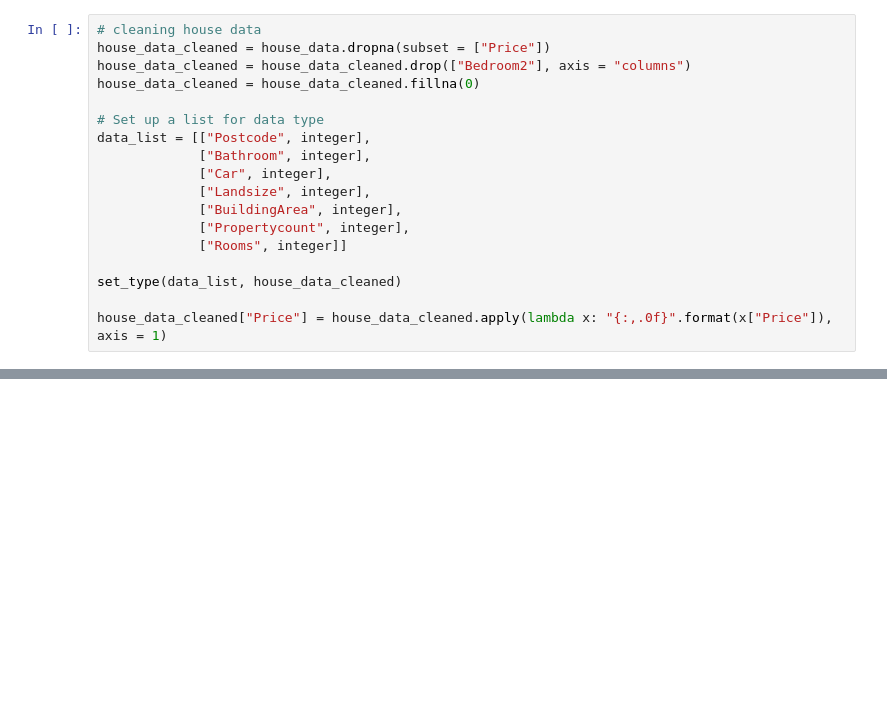
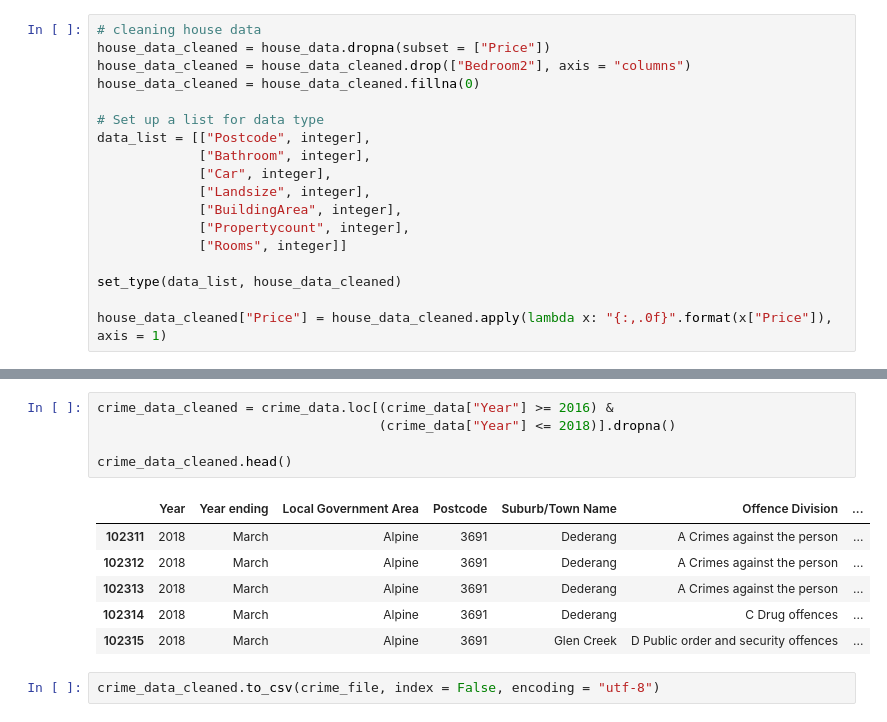
Before and after one commit to Franco1230/Data-Bootcamp-Project-1, a Jupyter notebook: data_cleaning.ipynb, the cells around one changed output, grey strips where cells are left out. Cells and saved outputs as stored; diff of their text form; blank space fills up the shorter version.

```diff
--- a/Melbourne_Housing.ipynb
+++ b/data_cleaning.ipynb
@@ -160,0 +136,14 @@ house_school_df.to_csv(output_file, index = False, encoding = "utf-8")
+# %%
+crime_data_cleaned = crime_data.loc[(crime_data["Year"] >= 2016) &
+                                    (crime_data["Year"] <= 2018)].dropna()
+
+crime_data_cleaned.head()
+# %% [output]
+|  | Year | Year ending | Local Government Area | Postcode | Suburb/Town Name | Offence Division | ... |
+| 102311 | 2018 | March | Alpine | 3691 | Dederang | A Crimes against the person | ... |
+| 102312 | 2018 | March | Alpine | 3691 | Dederang | A Crimes against the person | ... |
+| 102313 | 2018 | March | Alpine | 3691 | Dederang | A Crimes against the person | ... |
+| 102314 | 2018 | March | Alpine | 3691 | Dederang | C Drug offences | ... |
+| 102315 | 2018 | March | Alpine | 3691 | Glen Creek | D Public order and security offences | ... |
+# %%
+crime_data_cleaned.to_csv(crime_file, index = False, encoding = "utf-8")
```
Also changed, not shown: parts of 9 cells of this notebook, 1 other file.
